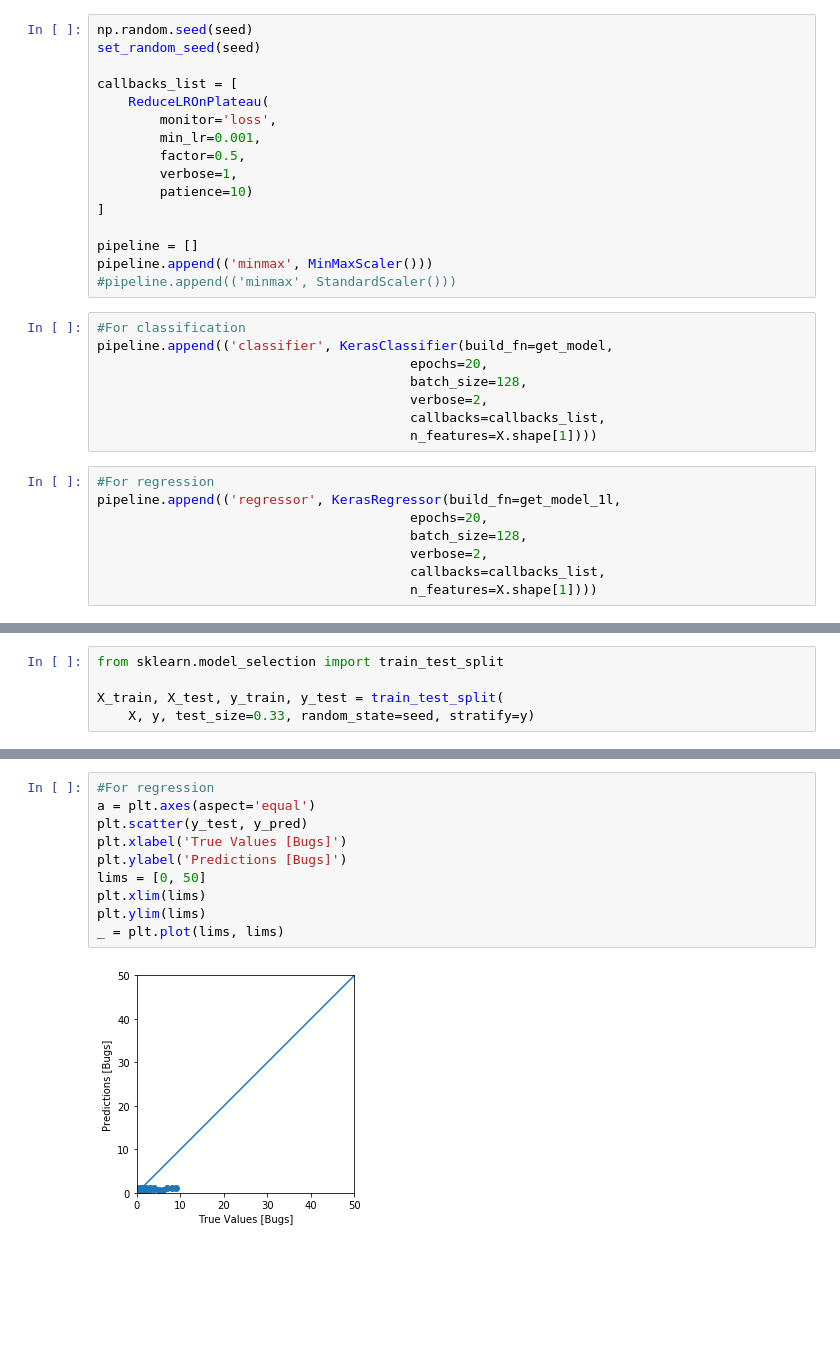
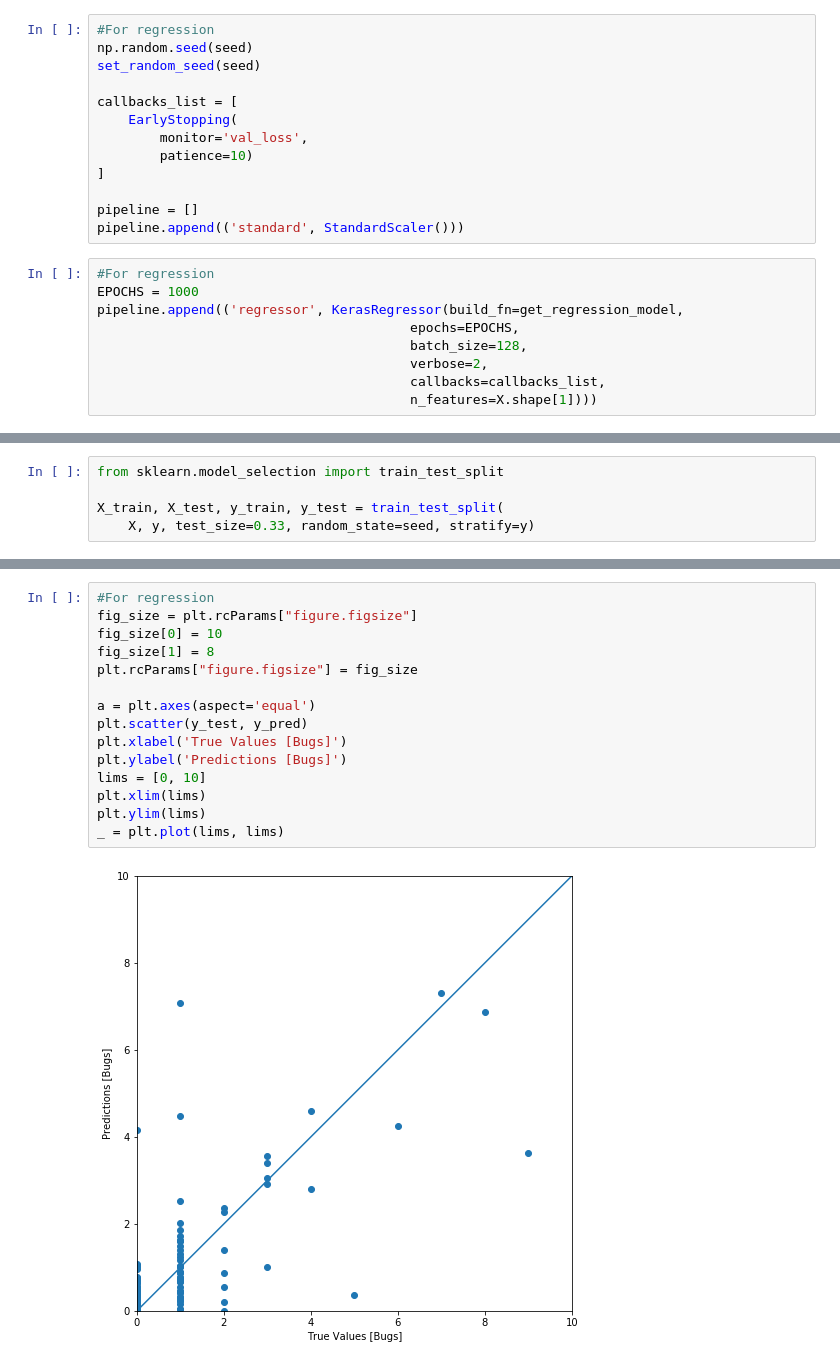
Before and after one commit to marcinrabiza/software-bugs-prediction, a Jupyter notebook: NN_Python.ipynb, the cells around one changed output, grey strips where cells are left out. Saved outputs shown, nothing was run; the diff lists cells and outputs as text; blank space fills up the shorter version.

```diff
--- a/NN_Python.ipynb
+++ b/NN_Python.ipynb
@@ -143,35 +90,25 @@ def get_model_1l(n_features=None):
 # %%
+#For regression
 np.random.seed(seed)
 set_random_seed(seed)
 
 callbacks_list = [
-    ReduceLROnPlateau(
-        monitor='loss',
-        min_lr=0.001,
-        factor=0.5,
-        verbose=1,
+    EarlyStopping(
+        monitor='val_loss',
         patience=10)
 ]
 
 pipeline = []
-pipeline.append(('minmax', MinMaxScaler()))
-#pipeline.append(('minmax', StandardScaler()))
+pipeline.append(('standard', StandardScaler()))
 # %%
-#For classification
-pipeline.append(('classifier', KerasClassifier(build_fn=get_model,
-                                        epochs=20,
+#For regression
+EPOCHS = 1000
+pipeline.append(('regressor', KerasRegressor(build_fn=get_regression_model,
+                                        epochs=EPOCHS,
                                         batch_size=128,
                                         verbose=2,
                                         callbacks=callbacks_list,
                                         n_features=X.shape[1])))
-# %%
-#For regression
-pipeline.append(('regressor', KerasRegressor(build_fn=get_model_1l,
-                                        epochs=20,
-                                        batch_size=128,
-                                        verbose=2,
-                                        callbacks=callbacks_list,
-                                        n_features=X.shape[1])))
 # %%
 model = Pipeline(pipeline)
 # %%
@@ -268,15 +204,20 @@ plot_confusion_matrix(cnf_matrix, classes=("0","1","2","3","4","5","6","7","8","
 # %%
 #For regression
+fig_size = plt.rcParams["figure.figsize"]
+fig_size[0] = 10
+fig_size[1] = 8
+plt.rcParams["figure.figsize"] = fig_size
+
 a = plt.axes(aspect='equal')
 plt.scatter(y_test, y_pred)
 plt.xlabel('True Values [Bugs]')
 plt.ylabel('Predictions [Bugs]')
-lims = [0, 50]
+lims = [0, 10]
 plt.xlim(lims)
 plt.ylim(lims)
 _ = plt.plot(lims, lims)
 # %% [output]
-[figure, old version]
+[figure, new version]
 # %%
 error = y_pred - y_test
 plt.hist(error, bins = 25)
```
Also changed, not shown: parts of 11 cells of this notebook, 1 other file.
